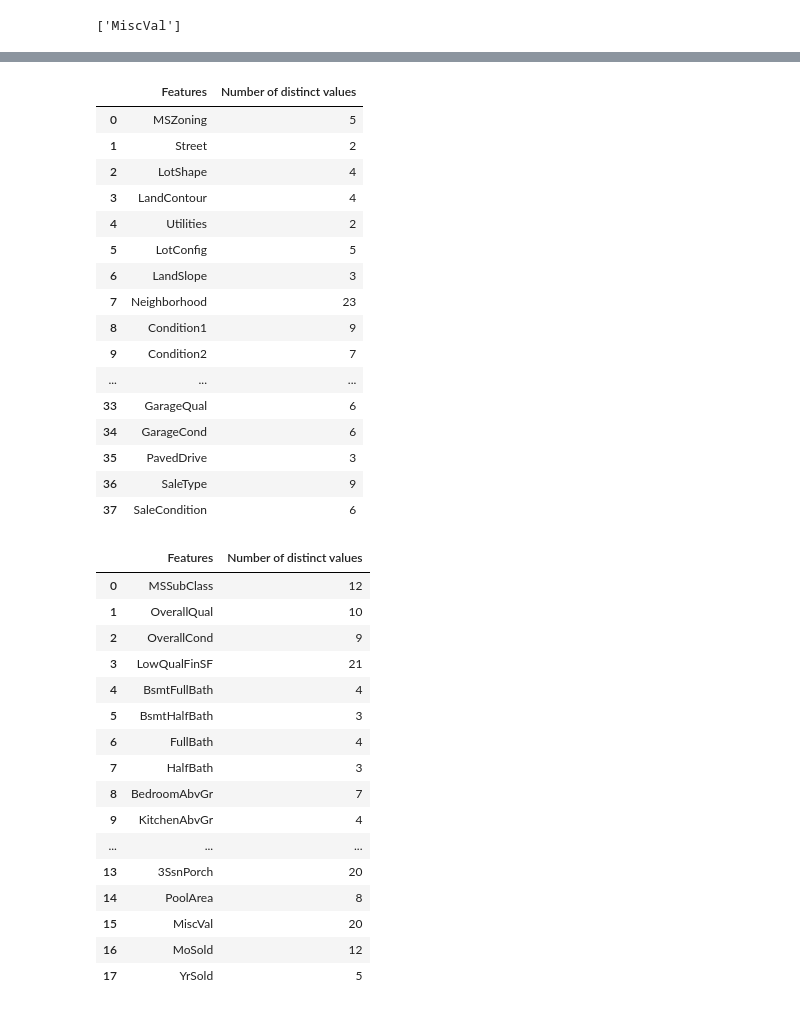
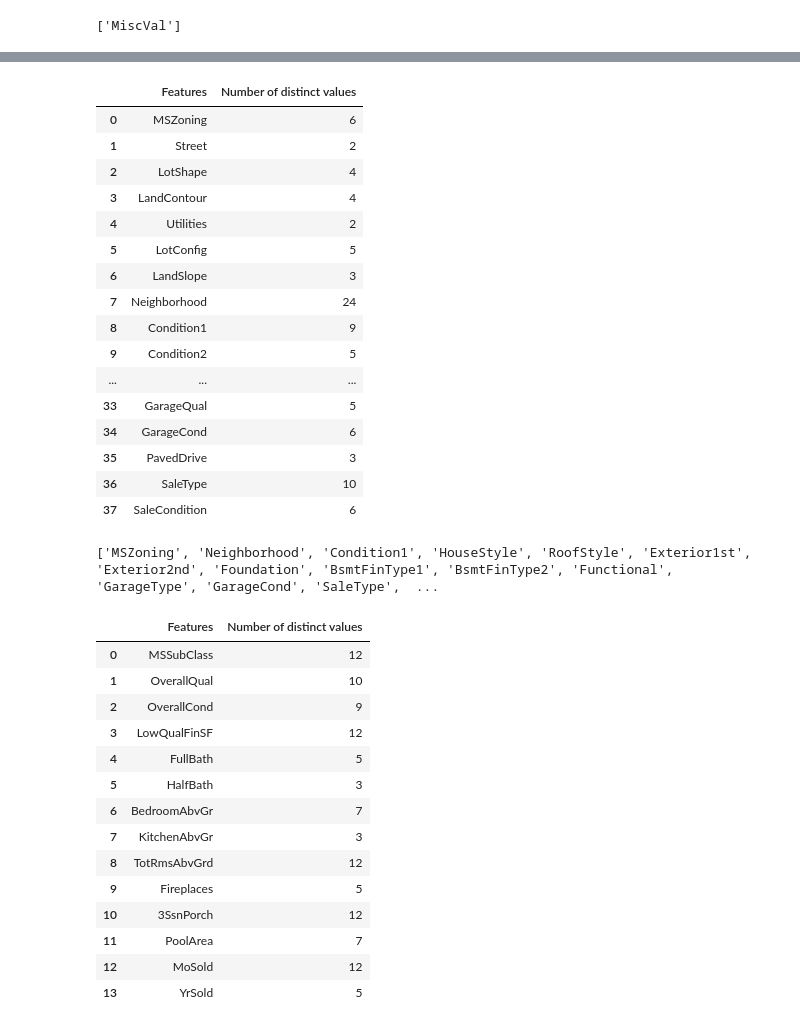
Before and after one commit to abolayo/DScience, a Jupyter notebook: kaggel/house_rework.ipynb, the cells around one changed output, grey strips where cells are left out. Drawn from its saved outputs; the diff is of its cells as text; code cells hidden in the pictures.

```diff
--- a/kaggel/house_rework.ipynb
+++ b/kaggel/house_rework.ipynb
@@ -300,0 +359,8 @@ No leaky feature was observed from inspection
+# %%
+#concatinating features with mid and low counts of unique values numerical train data
+large_unique_int =[]
+for col in int_data_train.columns:
+    value = len(int_data_train[col].unique())
+    if value > 5:
+        large_unique_int.append(col)
+print(large_unique_int)
@@ -301,51 +374,66 @@ No leaky feature was observed from inspection
 # %%
-categorical_data = train.select_dtypes(include='object').copy()
+#Get cordinality of numerical features and output result as a dataframe for test data
+categorical_data_test = test.select_dtypes(include='object').copy()
 #for feature in features:
-count = [len(train[features].unique()) for features in categorical_data]
-data_tuples = list(zip(categorical_data,count))
-datas = pd.DataFrame(data_tuples, columns=['Features','Number of distinct values'])
-datas
+count = [len(test[features].unique()) for features in categorical_data_test]
+data_tuples = list(zip(categorical_data_test,count))
+data = pd.DataFrame(data_tuples, columns=['Features','Number of distinct values'])
+data
 # %% [output]
 |  | Features | Number of distinct values |
-| 0 | MSZoning | 5 |
+| 0 | MSZoning | 6 |
 | 1 | Street | 2 |
 | 2 | LotShape | 4 |
 | 3 | LandContour | 4 |
 | 4 | Utilities | 2 |
 | 5 | LotConfig | 5 |
 | 6 | LandSlope | 3 |
-| 7 | Neighborhood | 23 |
+| 7 | Neighborhood | 24 |
 | 8 | Condition1 | 9 |
-| 9 | Condition2 | 7 |
+| 9 | Condition2 | 5 |
 | ... | ... | ... |
-| 33 | GarageQual | 6 |
+| 33 | GarageQual | 5 |
 | 34 | GarageCond | 6 |
 | 35 | PavedDrive | 3 |
-| 36 | SaleType | 9 |
+| 36 | SaleType | 10 |
 | 37 | SaleCondition | 6 |
+# %%
+#mask high cordinality feature in the test dataset (categorical)
+large_unique_value_test =[]
+for col in categorical_data_test.columns:
+    value = len(categorical_data_test[col].unique())
+    if value > 5:
+        large_unique_value_test.append(col)
+print(large_unique_value_test)
+# %% [output]
+['MSZoning', 'Neighborhood', 'Condition1', 'HouseStyle', 'RoofStyle', 'Exterior1st', 'Exterior2nd', 'Foundation', 'BsmtFinType1', 'BsmtFinType2', 'Functional', 'GarageType', 'GarageCond', 'SaleType',  ...
+# %%
+#caste of high cordinality features for test dataset
+for val in large_unique_value_test:
+    top_5_test = test[val].value_counts().head(5)
+    test[val] = test[val].apply(lambda c: c if c in top_5_test else "Others")
 # %%
-int_data = train.select_dtypes(include='int64').copy()
+#Get cordinality of numerical features and output result as a dataframe for test data
+int_data_test = test.select_dtypes(include='int64').copy()
 #for feature in features:
-count = [len(train[features].unique()) for features in int_data]
-data_tuple = list(zip(int_data,count))
-dat = pd.DataFrame(data_tuple, columns=['Features','Number of distinct values'])
-dat
+count = [len(test[features].unique()) for features in int_data_test]
+data_tuple = list(zip(int_data_test,count))
+data = pd.DataFrame(data_tuple, columns=['Features','Number of distinct values'])
+data
 # %% [output]
 |  | Features | Number of distinct values |
 | 0 | MSSubClass | 12 |
 | 1 | OverallQual | 10 |
 | 2 | OverallCond | 9 |
-| 3 | LowQualFinSF | 21 |
-| 4 | BsmtFullBath | 4 |
-| 5 | BsmtHalfBath | 3 |
-| 6 | FullBath | 4 |
-| 7 | HalfBath | 3 |
-| 8 | BedroomAbvGr | 7 |
-| 9 | KitchenAbvGr | 4 |
-| ... | ... | ... |
-| 13 | 3SsnPorch | 20 |
-| 14 | PoolArea | 8 |
-| 15 | MiscVal | 20 |
-| 16 | MoSold | 12 |
-| 17 | YrSold | 5 |
+| 3 | LowQualFinSF | 12 |
+| 4 | FullBath | 5 |
+| 5 | HalfBath | 3 |
+| 6 | BedroomAbvGr | 7 |
+| 7 | KitchenAbvGr | 3 |
+| 8 | TotRmsAbvGrd | 12 |
+| 9 | Fireplaces | 5 |
+| 10 | 3SsnPorch | 12 |
+| 11 | PoolArea | 7 |
+| 12 | MoSold | 12 |
+| 13 | YrSold | 5 |
 # %%
```
Also changed, not shown: parts of 28 cells of this notebook.
